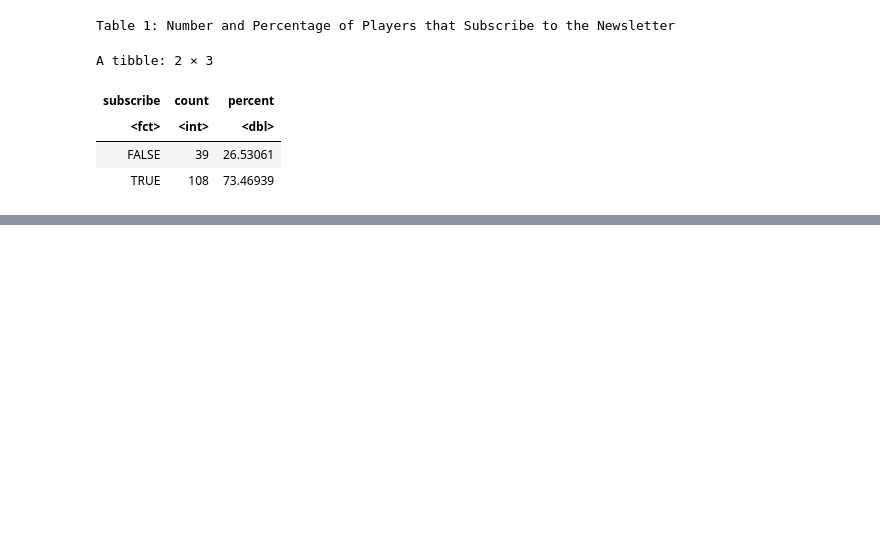
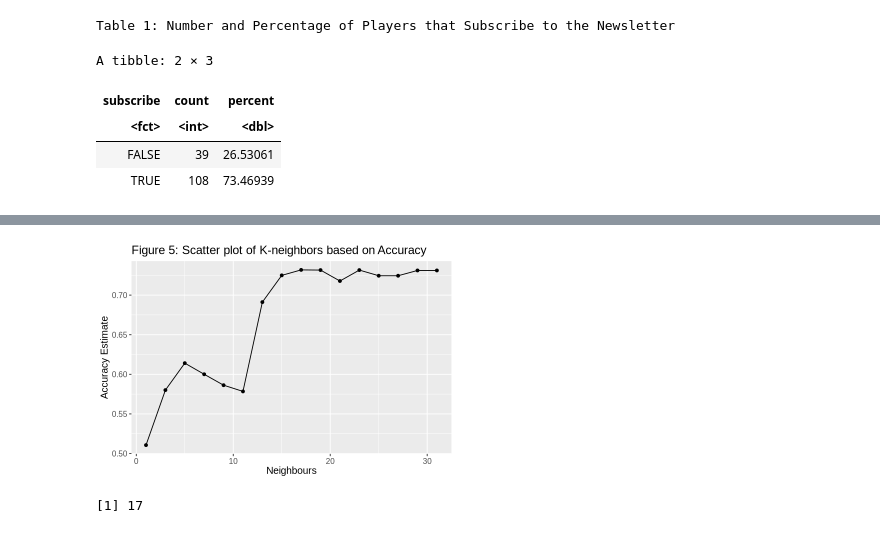
Before and after one commit to victoriazhou111/dsci-100-project, a Jupyter notebook: project_report.ipynb, the cells around one changed output, grey strips where cells are left out. Saved outputs shown, nothing was run; the diff lists cells and outputs as text; code cells hidden in the pictures; blank space fills up the shorter version.

Commit message:
Performed data analysis using KNN Classification

```diff
--- a/project_report.ipynb
+++ b/project_report.ipynb
@@ -245,0 +315,24 @@ All preprocessing (scaling and encoding) was done within the modeling pipeline u
+# %%
+set.seed(123)
+
+# Define KNN model spec with tuning
+knn_spec_tuned <- nearest_neighbor(weight_func = "rectangular", neighbors = tune()) |>
+  set_engine("kknn") |>
+  set_mode("classification")
+
+# Cross-validation folds
+players_vfold <- vfold_cv(players_training, v = 5, strata = subscribe)
+
+k_vals <- tibble(neighbors = seq(from = 1, to = 31, by = 2))
+
+knn_results <- workflow() |>
+  add_recipe(players_recipe) |>
+  add_model(knn_spec_tuned) |>
+  tune_grid(resamples = players_vfold, grid = k_vals)
+
+# Filter for accuracy only
+accuracies <- knn_results |>
+  collect_metrics() |>
+  filter(.metric == "accuracy")
+
+accuracies
@@ -245,0 +350,17 @@ All preprocessing (scaling and encoding) was done within the modeling pipeline u
+# %%
+accuracy_vs_k <- ggplot(accuracies, aes(x = neighbors, y = mean)) +
+                    geom_point() +
+                    geom_line() +
+                    labs(x = "Neighbours", y = "Accuracy Estimate",title="Figure 5: Scatter plot of K-neighbors based on Accuracy") +
+                    theme(text = element_text(size = 12))
+accuracy_vs_k
+# %% [output]
+[figure, added]
+# %%
+best_k <- accuracies |>
+            arrange(desc(mean)) |>
+            head(1) |>
+            pull(neighbors)
+best_k
+# %% [output]
+[1] 17
```
Also changed, not shown: parts of 26 cells of this notebook.
